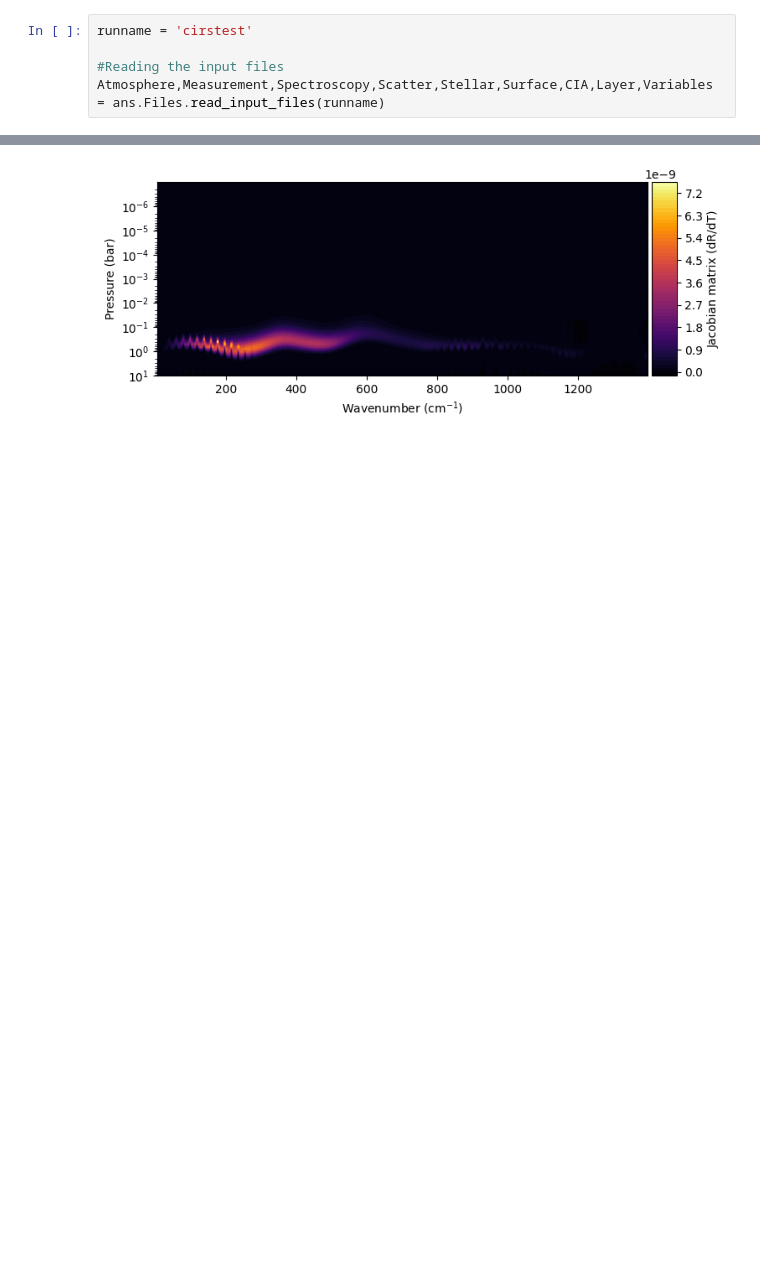
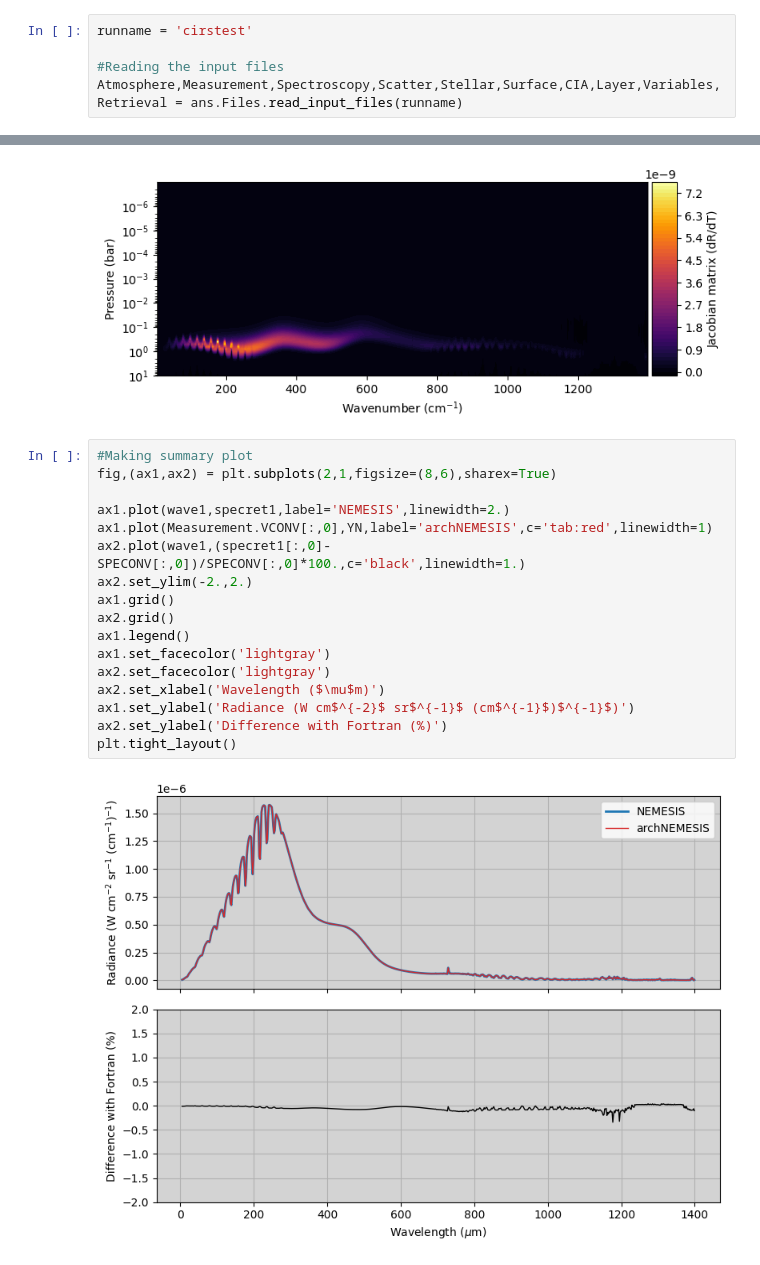
Before and after one commit to zcmcqueen/archnemesis-dist, a Jupyter notebook: docs/examples/Jupiter_CIRS_nadir_thermal_emission/Jupiter_CIRS.ipynb, the cells around one changed output, grey strips where cells are left out. Drawn from its saved outputs; the diff is of its cells as text; blank space fills up the shorter version.

Commit message:
added Retrieval function a notebook

```diff
--- a/docs/examples/Jupiter_CIRS_nadir_thermal_emission/Jupiter_CIRS.ipynb
+++ b/docs/examples/Jupiter_CIRS_nadir_thermal_emission/Jupiter_CIRS.ipynb
@@ -16,7 +16,7 @@ NemesisPy includes the *read_input_files()* function, which automatically reads
 runname = 'cirstest'
 
 #Reading the input files
-Atmosphere,Measurement,Spectroscopy,Scatter,Stellar,Surface,CIA,Layer,Variables = ans.Files.read_input_files(runname)
+Atmosphere,Measurement,Spectroscopy,Scatter,Stellar,Surface,CIA,Layer,Variables,Retrieval = ans.Files.read_input_files(runname)
 # %% [markdown]
 ### Atmosphere
 
@@ -197,3 +197,22 @@ cbar = plt.colorbar(im1, cax=cax)
 cbar.set_label('Jacobian matrix (dR/dT)')
 # %% [output]
 [figure]
+# %%
+#Making summary plot
+fig,(ax1,ax2) = plt.subplots(2,1,figsize=(8,6),sharex=True)
+
+ax1.plot(wave1,specret1,label='NEMESIS',linewidth=2.)
+ax1.plot(Measurement.VCONV[:,0],YN,label='archNEMESIS',c='tab:red',linewidth=1)
+ax2.plot(wave1,(specret1[:,0]-SPECONV[:,0])/SPECONV[:,0]*100.,c='black',linewidth=1.)
+ax2.set_ylim(-2.,2.)
+ax1.grid()
+ax2.grid()
+ax1.legend()
+ax1.set_facecolor('lightgray')
+ax2.set_facecolor('lightgray')
+ax2.set_xlabel('Wavelength ($\mu$m)')
+ax1.set_ylabel('Radiance (W cm$^{-2}$ sr$^{-1}$ (cm$^{-1}$)$^{-1}$)')
+ax2.set_ylabel('Difference with Fortran (%)')
+plt.tight_layout()
+# %% [output]
+[figure, added]
```
Also changed, not shown: parts of 5 cells of this notebook, 37 other files.
